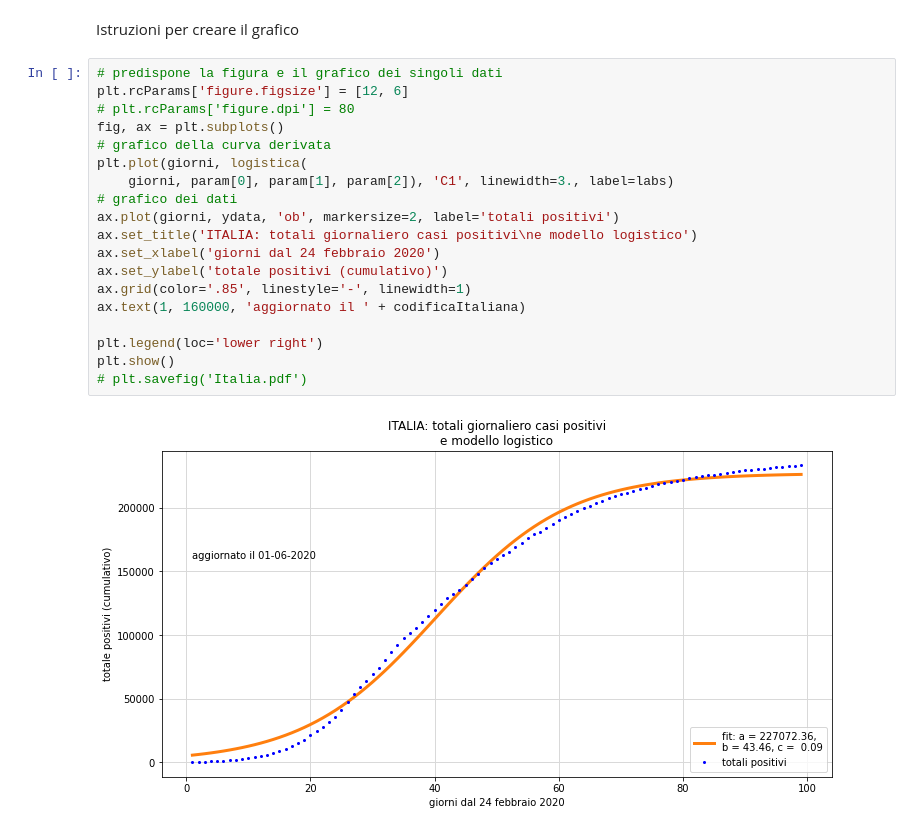
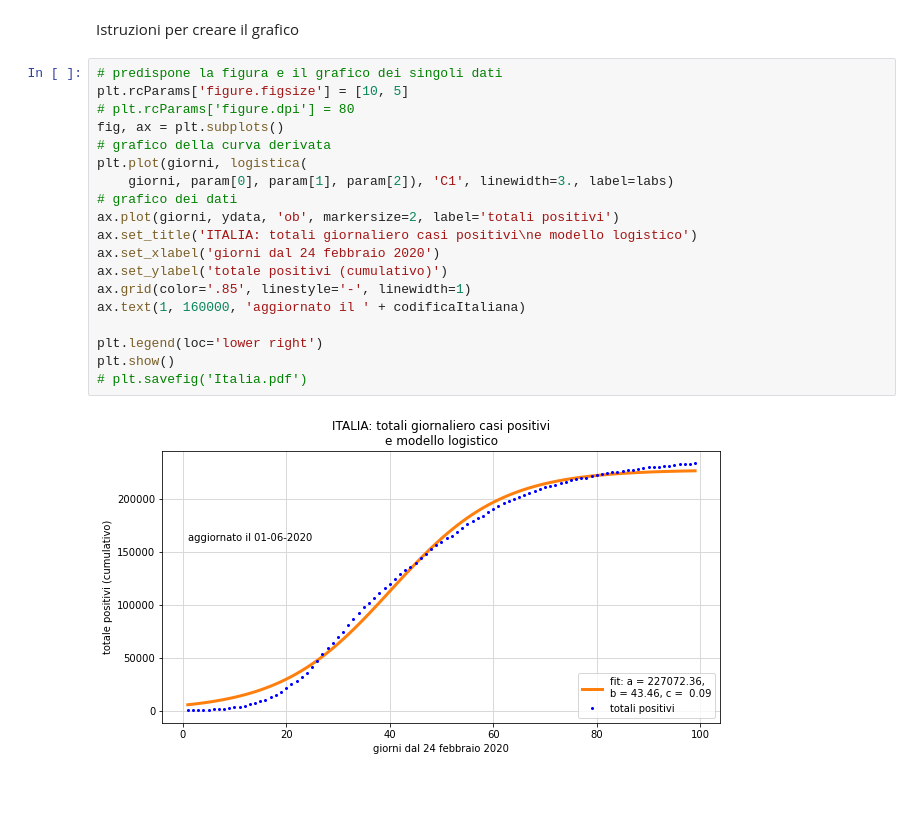
Before and after one commit to lrnzr/didattica, a Jupyter notebook: andamentoITALIA.ipynb, the cells around one changed output. Drawn from its saved outputs; the diff is of its cells as text; blank space fills up the shorter version.

```diff
--- a/andamentoITALIA.ipynb
+++ b/andamentoITALIA.ipynb
@@ -53,22 +53,22 @@ labs = 'fit: a = %5.2f,\nb = %5.2f, c = %5.2f' % tuple(param)
 Istruzioni per creare il grafico
 # %%
 # predispone la figura e il grafico dei singoli dati
-plt.rcParams['figure.figsize'] = [12, 6]
+plt.rcParams['figure.figsize'] = [10, 5]
 # plt.rcParams['figure.dpi'] = 80
 fig, ax = plt.subplots()
 # grafico della curva derivata
 plt.plot(giorni, logistica(
     giorni, param[0], param[1], param[2]), 'C1', linewidth=3., label=labs)
 # grafico dei dati
 ax.plot(giorni, ydata, 'ob', markersize=2, label='totali positivi')
 ax.set_title('ITALIA: totali giornaliero casi positivi\ne modello logistico')
 ax.set_xlabel('giorni dal 24 febbraio 2020')
 ax.set_ylabel('totale positivi (cumulativo)')
 ax.grid(color='.85', linestyle='-', linewidth=1)
 ax.text(1, 160000, 'aggiornato il ' + codificaItaliana)
 
 plt.legend(loc='lower right')
 plt.show()
 # plt.savefig('Italia.pdf')
 # %% [output]
-[figure, old version]
+[figure, new version]
```
Also changed, not shown: parts of 1 cell of this notebook, 3 other files.
